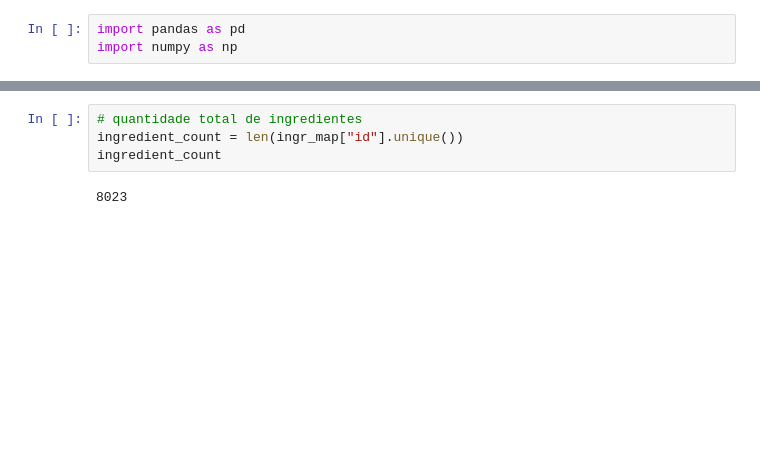
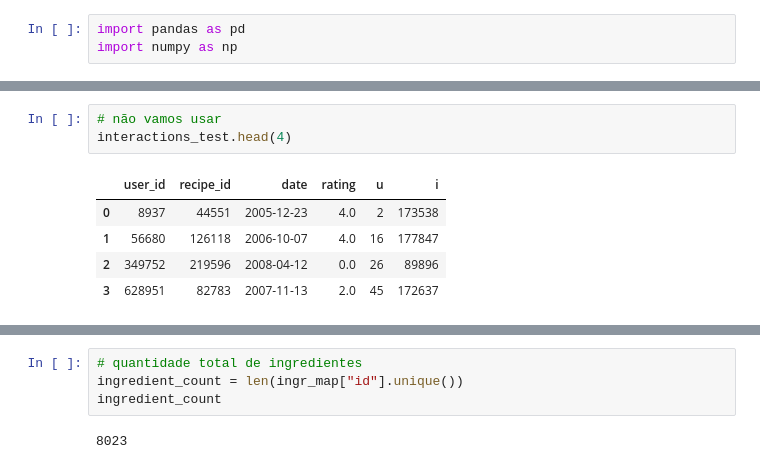
Before and after one commit to mariliabreis/ingredient_matching, a Jupyter notebook: notebooks/marilia_dataexploration.ipynb, the cells around one changed output, grey strips where cells are left out. Cells and saved outputs as stored; diff of their text form; blank space fills up the shorter version.

```diff
--- a/notebooks/marilia_dataexploration.ipynb
+++ b/notebooks/marilia_dataexploration.ipynb
@@ -28,0 +33,9 @@ ingr_map
+# %%
+# não vamos usar
+interactions_test.head(4)
+# %% [output]
+|  | user_id | recipe_id | date | rating | u | i |
+| 0 | 8937 | 44551 | 2005-12-23 | 4.0 | 2 | 173538 |
+| 1 | 56680 | 126118 | 2006-10-07 | 4.0 | 16 | 177847 |
+| 2 | 349752 | 219596 | 2008-04-12 | 0.0 | 26 | 89896 |
+| 3 | 628951 | 82783 | 2007-11-13 | 2.0 | 45 | 172637 |
```
Also changed, not shown: parts of 29 cells of this notebook.
